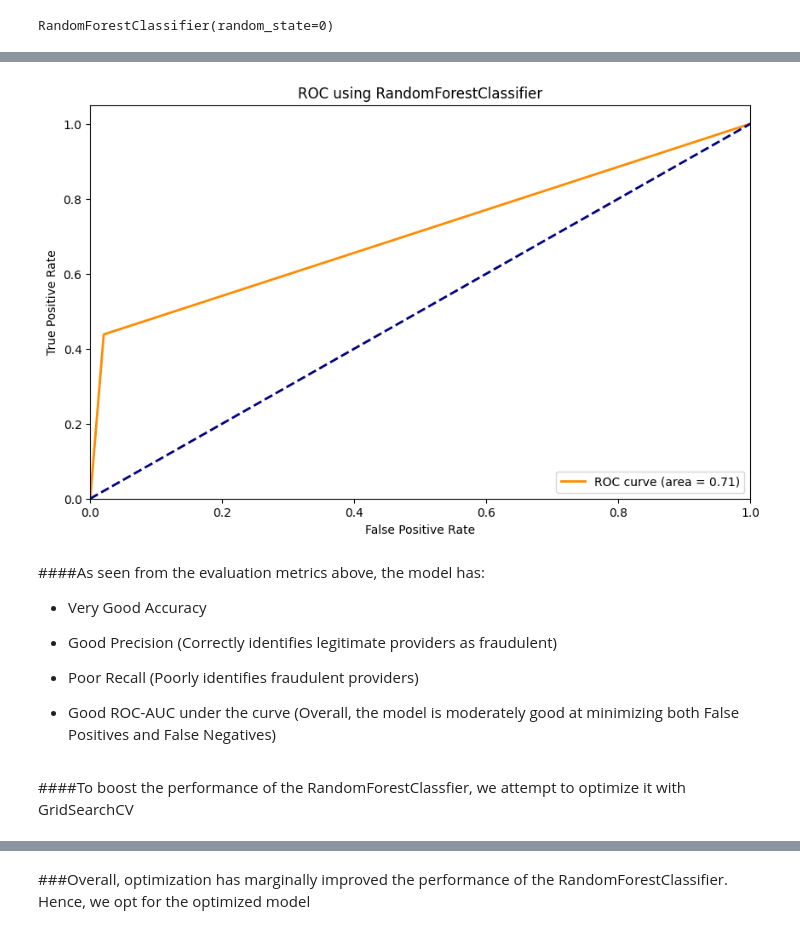
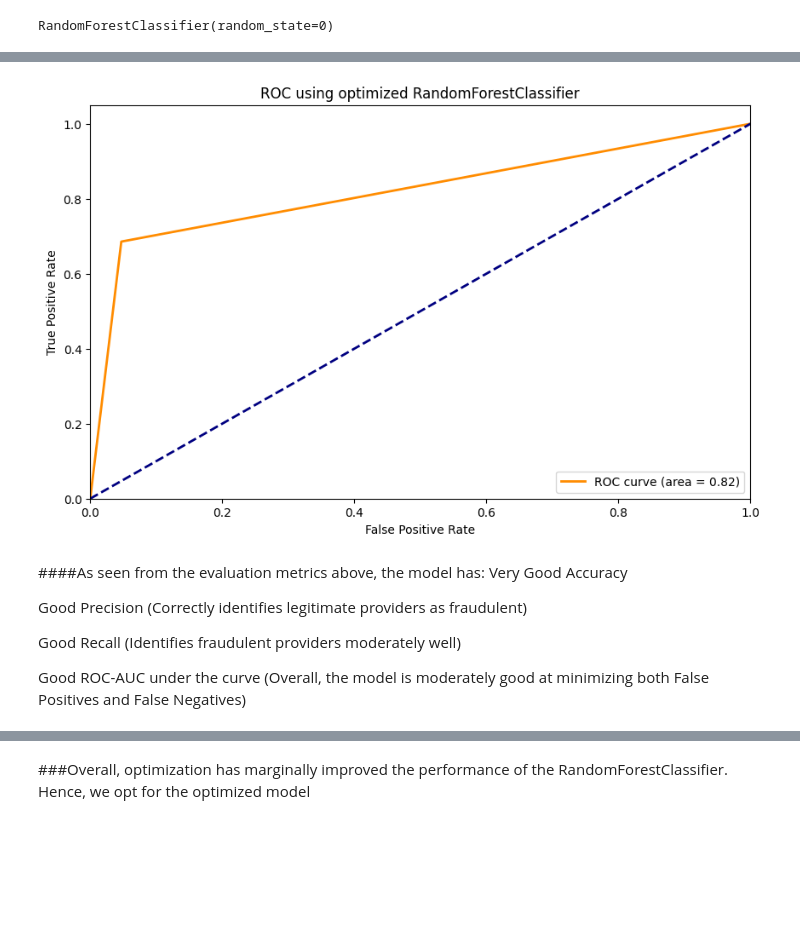
Before and after one commit to HiredOne/BT4012_G7, a Jupyter notebook: SVM+RandomForest.ipynb, the cells around one changed output, grey strips where cells are left out. Drawn from its saved outputs; the diff is of its cells as text; code cells hidden in the pictures; blank space fills up the shorter version.

```diff
--- a/SVM+RandomForest.ipynb
+++ b/SVM+RandomForest.ipynb
@@ -954,6 +1001,6 @@ plt.show()
 rbf_svm = SVC(kernel='rbf', random_state=0)
 
 # Fit the data to the SVM
-rbf_svm.fit(X_train_final, y_train['PotentialFraud'])
+rbf_svm.fit(X_train, y_train)
 # %% [output]
 SVC(random_state=0)
@@ -1084,6 +1156,6 @@ from sklearn.ensemble import RandomForestClassifier
 rfc = RandomForestClassifier(random_state=0)
 
 # Fit to the training data
-rfc.fit(X_train_final, y_train['PotentialFraud'])
+rfc.fit(X_train, y_train)
 # %% [output]
 RandomForestClassifier(random_state=0)
@@ -1115,0 +1237,16 @@ The confusion matrix is as follows:
+# %%
+# Initialise the hyperparameter grid
+param_grid_rfc = {
+  'n_estimators': [100, 200],
+  'criterion': ['gini', 'entropy'],
+  'max_depth': [10, 20, 30],
+  'min_samples_split': [2, 10, 20],
+  'min_samples_leaf': [1, 2, 4, 8],
+  'bootstrap': [True, False]
+}
+
+# Fit the GridSearch model
+grid_rfc = GridSearchCV(estimator=rfc, param_grid=param_grid_rfc, cv=3, verbose=2, n_jobs=-1)
+
+# run the optimization
+grid_rfc.fit(X_train, y_train)
@@ -1115,0 +1263,17 @@ The confusion matrix is as follows:
+# %%
+best_model_rfc = grid_rfc.best_estimator_
+
+# make predictions using this new model
+y_pred_rfc_opt = best_model_rfc.predict(X_val)
+
+# evaluate the predictions using various metrics
+acc_val_rfc_opt = accuracy_score(y_val, y_pred_rfc_opt)
+prec_val_rfc_opt = precision_score(y_val, y_pred_rfc_opt)
+recall_val_rfc_opt = recall_score(y_val, y_pred_rfc_opt)
+confusion_val_rfc_opt = confusion_matrix(y_val, y_pred_rfc_opt)
+
+print(f"The accuracy of the optimized RandomForestClassifier in predicting fraud is {acc_val_rfc_opt}")
+print(f"The precision of the optimized RandomForestClassifier in predicting fraud is {prec_val_rfc_opt}")
+print(f"The recall score of the optimized RandomForestClassifier in predicting fraud is {recall_val_rfc_opt}")
+print(f"The confusion matrix is as follows: \n")
+print(confusion_val_rfc_opt)
@@ -1116,29 +1288,26 @@ The confusion matrix is as follows:
 # %%
 # plot the AUC curve
-fpr_rfc, tpr_rfc, _ = roc_curve(y_val['PotentialFraud'], y_pred_rfc)
-roc_auc_rfc = auc(fpr_rfc, tpr_rfc)
+fpr_rfc_opt, tpr_rfc_opt, _ = roc_curve(y_val, y_pred_rfc_opt)
+roc_auc_rfc_opt = auc(fpr_rfc_opt, tpr_rfc_opt)
 
 plt.figure(figsize=(10, 6))
-plt.plot(fpr_rfc, tpr_rfc, color='darkorange', lw=2, label=f'ROC curve (area = {roc_auc_rfc:.2f})')
+plt.plot(fpr_rfc_opt, tpr_rfc_opt, color='darkorange', lw=2, label=f'ROC curve (area = {roc_auc_rfc_opt:.2f})')
 plt.plot([0, 1], [0, 1], color='navy', lw=2, linestyle='--')
 plt.xlim([0.0, 1.0])
 plt.ylim([0.0, 1.05])
 plt.xlabel('False Positive Rate')
 plt.ylabel('True Positive Rate')
-plt.title('ROC using RandomForestClassifier')
+plt.title('ROC using optimized RandomForestClassifier')
 plt.legend(loc="lower right")
 plt.show()
 # %% [output]
-[figure, old version]
+[figure, new version]
 # %% [markdown]
 ####As seen from the evaluation metrics above, the model has:
+Very Good Accuracy
 
-- Very Good Accuracy
+Good Precision (Correctly identifies legitimate providers as fraudulent)
 
-- Good Precision (Correctly identifies legitimate providers as fraudulent)
+Good Recall (Identifies fraudulent providers moderately well)
 
-- Poor Recall (Poorly identifies fraudulent providers)
-
-- Good ROC-AUC under the curve (Overall, the model is moderately good at minimizing both False Positives and False Negatives)
+Good ROC-AUC under the curve (Overall, the model is moderately good at minimizing both False Positives and False Negatives)
-# %% [markdown]
-####To boost the performance of the RandomForestClassfier, we attempt to optimize it with GridSearchCV
```
Also changed, not shown: parts of 61 cells of this notebook.
